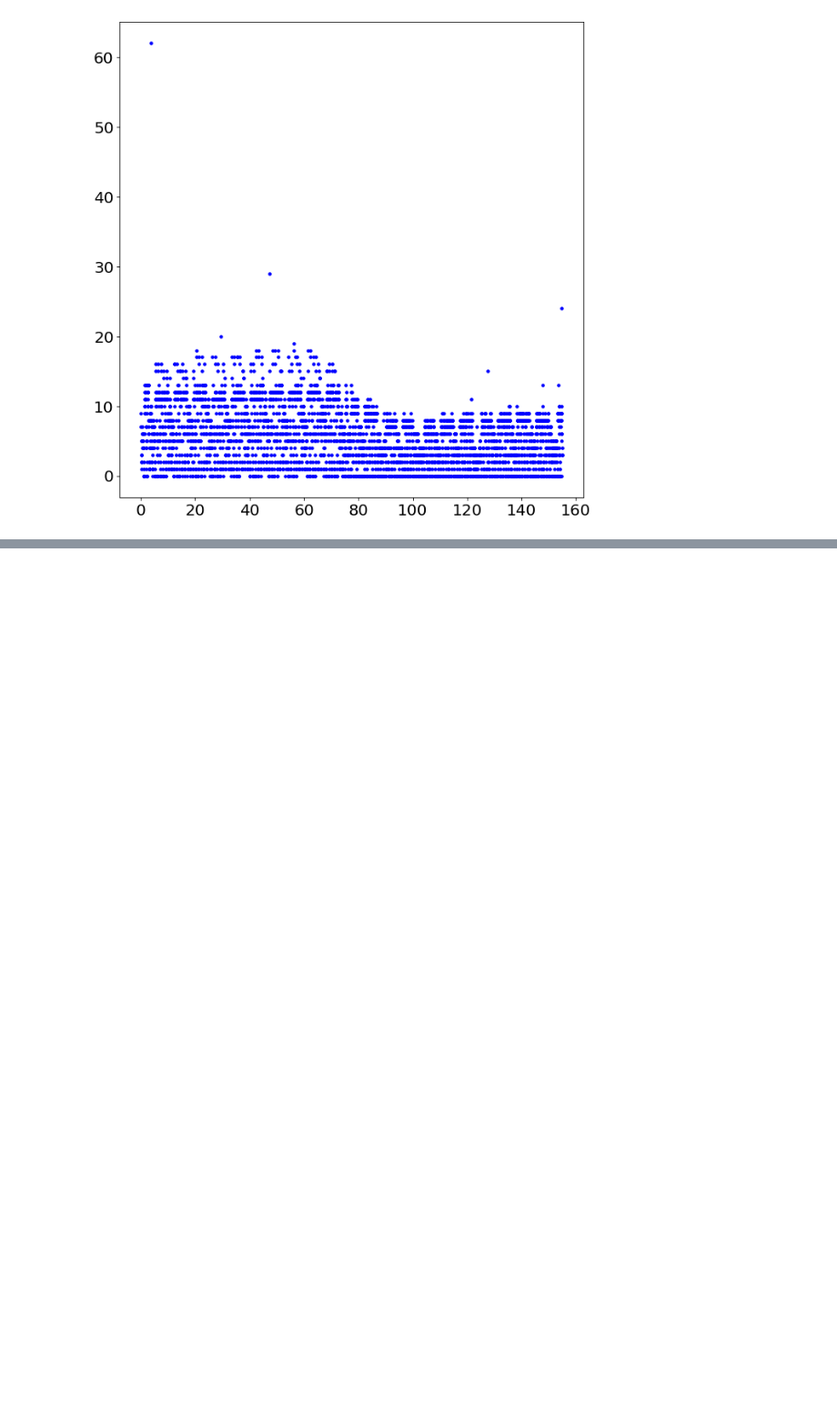
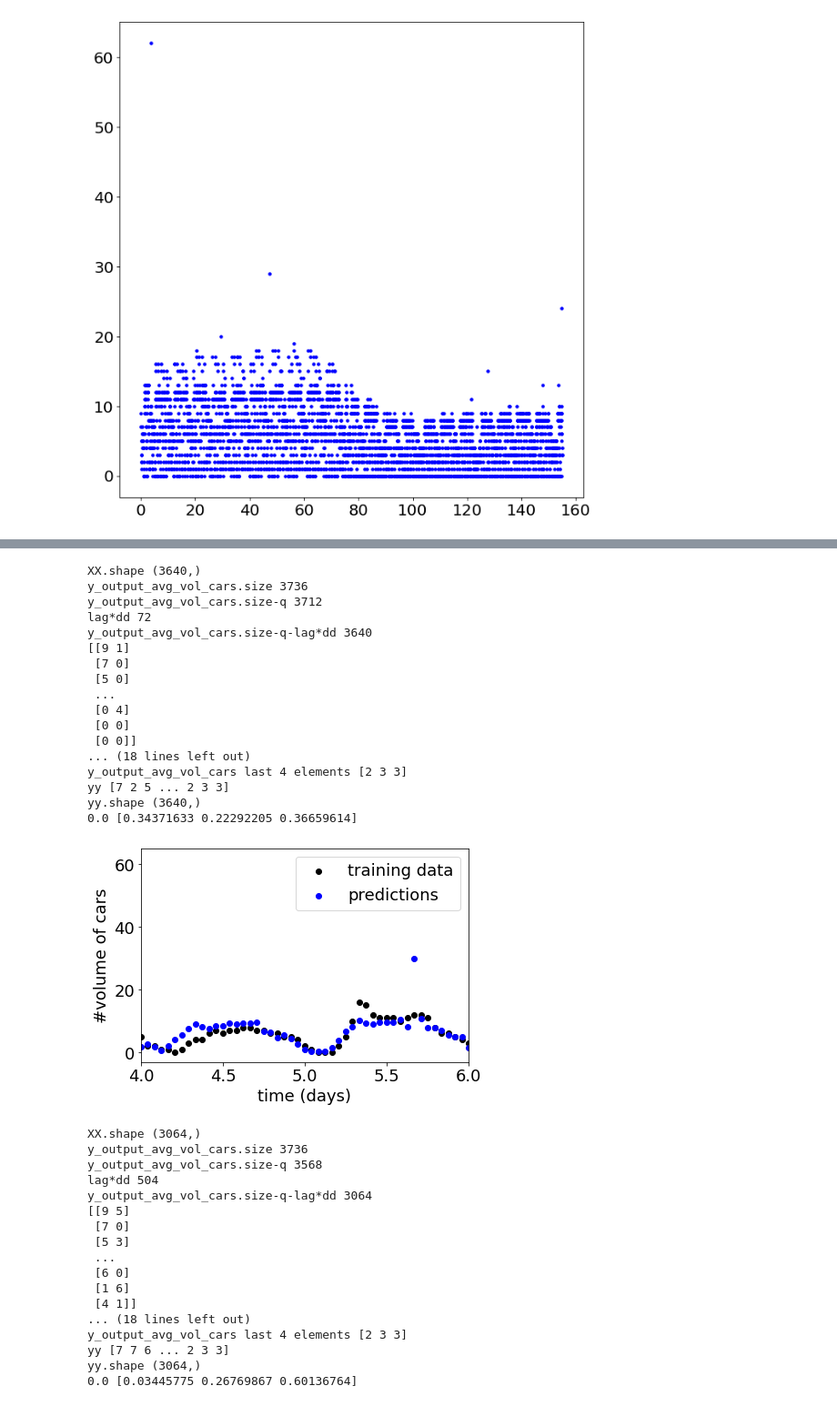
Before and after one commit to ashrivas99/traffic-prediction-dublin, a Jupyter notebook: timeSeriesFeatures.ipynb, the cells around one changed output, grey strips where cells are left out. Shown at 91% size. Drawn from its saved outputs; the diff is of its cells as text; code cells hidden in the pictures; blank space fills up the shorter version.

```diff
--- a/timeSeriesFeatures.ipynb
+++ b/timeSeriesFeatures.ipynb
@@ -89,20 +89,29 @@ def test_preds(q,dd,lag, plot):
     print(f'lag*dd {lag*dd}')
     print(f'y_output_avg_vol_cars.size-q-lag*dd {y_output_avg_vol_cars.size-q-lag*dd}')
     for i in range(1,lag):
-        print(i)
-        X=y_output_avg_vol_cars[i* dd:y_output_avg_vol_cars.size-q-(lag-i)* dd:stride]
-        print(X)
+        X=y_output_avg_vol_cars[i* dd:y_output_avg_vol_cars.size-q- (lag-i)*dd:stride]
         XX=np.column_stack((XX,X))
         print(XX)
-    yy=y_output_avg_vol_cars[lag* dd+q::stride]; tt=timestamps_in_days[lag* dd+q::stride]
+    print("")
+    print(XX)
+    print(f'XX.shape {XX.shape}')
+    yy=y_output_avg_vol_cars[lag* dd+q::stride]
+    print(f'y_output_avg_vol_cars first 20 elements {y_output_avg_vol_cars[1:20]}')
+    print(f'y_output_avg_vol_cars 13-16 elements {y_output_avg_vol_cars[13:16]}')
+    print(f'y_output_avg_vol_cars last 4 elements {y_output_avg_vol_cars[3733:3736]}')
+    print(f'yy {yy}')
+    print(f'yy.shape {yy.shape}')
+    time_days=timestamps_in_days[lag* dd+q::stride]
     from sklearn.model_selection import train_test_split
     train, test = train_test_split(np.arange(0,yy.size),test_size=0.2)
     from sklearn.linear_model import Ridge
+    # from sklearn.neighbors import KNeighborsRegressor
+    # model = KNeighborsRegressor(n_neighbors =10).fit(XX[train], yy[train])
     model = Ridge(fit_intercept=False).fit(XX[train], yy[train])
     print(model.intercept_, model.coef_)
     if plot:
         y_pred = model.predict(XX)
-        plt.scatter(timestamps_in_days, y_output_avg_vol_cars, color='black'); plt.scatter(tt, y_pred, color='blue')
+        plt.scatter(timestamps_in_days, y_output_avg_vol_cars, color='black'); plt.scatter(time_days, y_pred, color='blue')
         plt.xlabel("time (days)"); plt.ylabel("#volume of cars")
         plt.legend(["training data","predictions"],loc='upper right')
         day=math.floor(24*60*60/time_sampling_interval) # number of samples per day
@@ -114,12 +123,12 @@ plot=True
 test_preds(q=10,dd=1,lag=3,plot=plot)
 
 # # prediction using daily seasonality
-# d=math.floor(24*60*60/time_sampling_interval) # number of samples per day
-# test_preds(q=d,dd=d,lag=3,plot=plot)
+d=math.floor(24*60*60/time_sampling_interval) # number of samples per day
+test_preds(q=d,dd=d,lag=3,plot=plot)
 #
 # # # prediction using weekly seasonality
-# w=math.floor(7*24*60*60/time_sampling_interval) # number of samples per week
-# test_preds(q=w,dd=w,lag=3,plot=plot)
+w=math.floor(7*24*60*60/time_sampling_interval) # number of samples per week
+test_preds(q=w,dd=w,lag=3,plot=plot)
 # %% [output]
 XX.shape (3723,)
 y_output_avg_vol_cars.size 3736
@@ -141 +150,36 @@ y_output_avg_vol_cars.size-q-lag*dd 3723
 [figure]
+XX.shape (3640,)
+y_output_avg_vol_cars.size 3736
+y_output_avg_vol_cars.size-q 3712
+lag*dd 72
+y_output_avg_vol_cars.size-q-lag*dd 3640
+[[9 1]
+ [7 0]
+ [5 0]
+ ...
+ [0 4]
+ [0 0]
+ [0 0]]
+... (18 lines left out)
+y_output_avg_vol_cars last 4 elements [2 3 3]
+yy [7 2 5 ... 2 3 3]
+yy.shape (3640,)
+0.0 [0.34371633 0.22292205 0.36659614]
+[figure, added]
+XX.shape (3064,)
+y_output_avg_vol_cars.size 3736
+y_output_avg_vol_cars.size-q 3568
+lag*dd 504
+y_output_avg_vol_cars.size-q-lag*dd 3064
+[[9 5]
+ [7 0]
+ [5 3]
+ ...
+ [6 0]
+ [1 6]
+ [4 1]]
+... (18 lines left out)
+y_output_avg_vol_cars last 4 elements [2 3 3]
+yy [7 7 6 ... 2 3 3]
+yy.shape (3064,)
+0.0 [0.03445775 0.26769867 0.60136764]
```
Also changed, not shown: parts of 2 cells of this notebook.
